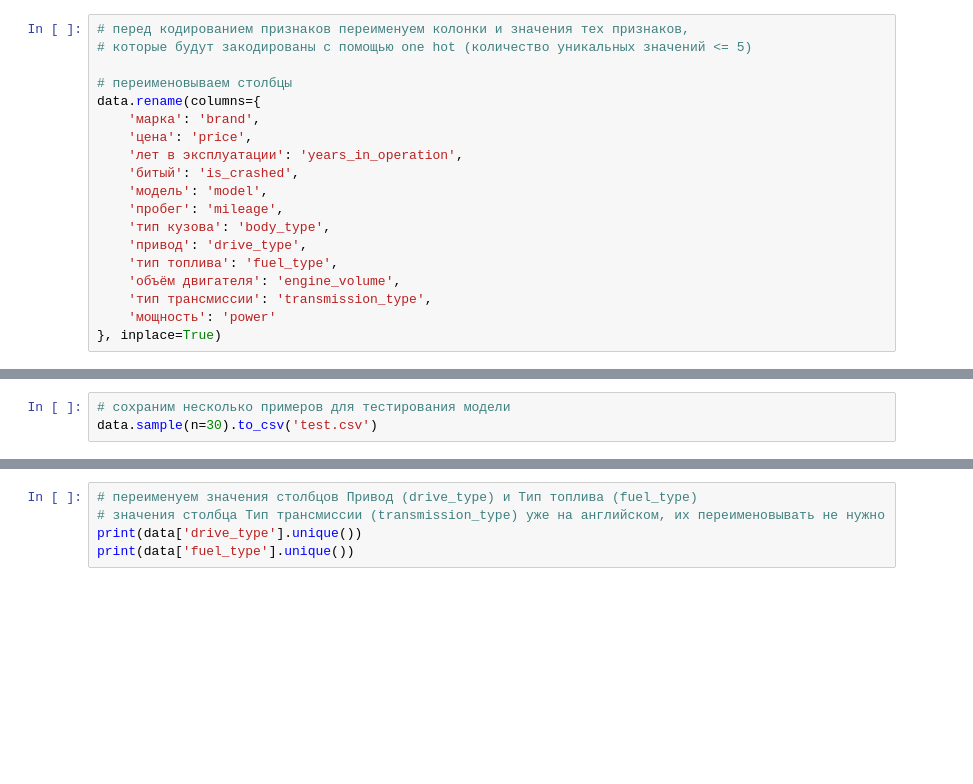
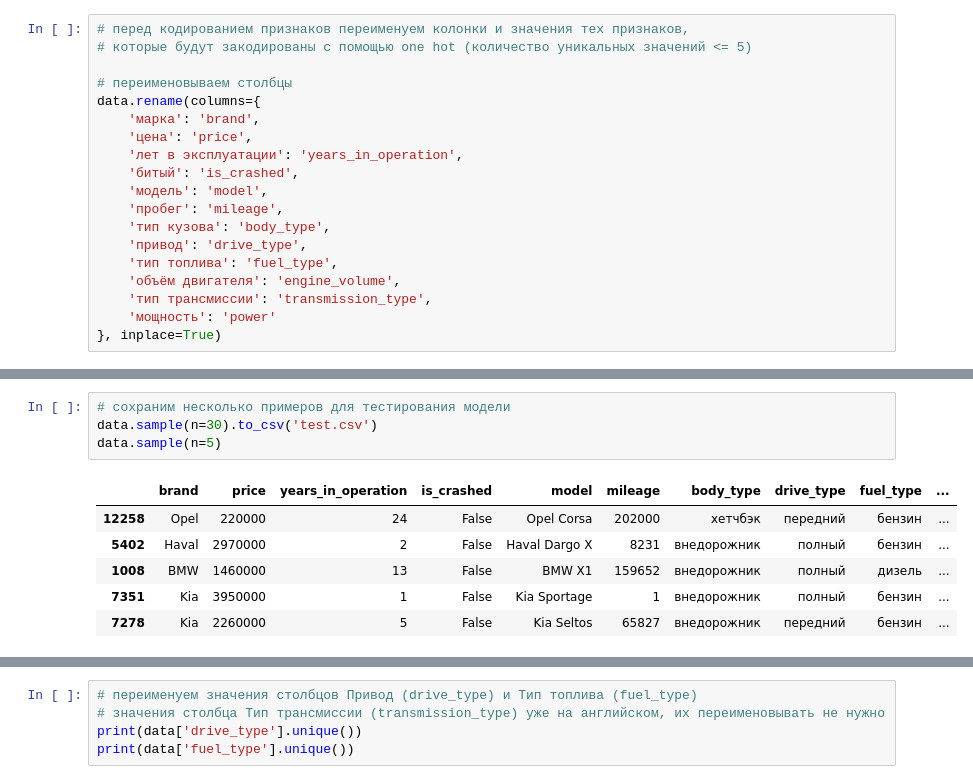
Before and after one commit to CallBan/ssau, a Jupyter notebook: 4 курс/2 семестр/ВКР/car_price/backend/notebooks/car_price_prediction.ipynb, the cells around one changed output, grey strips where cells are left out. Cells and saved outputs as stored; diff of their text form; blank space fills up the shorter version.

```diff
--- a/4 курс/2 семестр/ВКР/car_price/backend/notebooks/car_price_prediction.ipynb
+++ b/4 курс/2 семестр/ВКР/car_price/backend/notebooks/car_price_prediction.ipynb
@@ -261,3 +261,11 @@ data.sample(n=5)
 # %%
 # сохраним несколько примеров для тестирования модели
 data.sample(n=30).to_csv('test.csv')
+data.sample(n=5)
+# %% [output]
+|  | brand | price | years_in_operation | is_crashed | model | mileage | body_type | drive_type | fuel_type | ... |
+| 12258 | Opel | 220000 | 24 | False | Opel Corsa | 202000 | хетчбэк | передний | бензин | ... |
+| 5402 | Haval | 2970000 | 2 | False | Haval Dargo X | 8231 | внедорожник | полный | бензин | ... |
+| 1008 | BMW | 1460000 | 13 | False | BMW X1 | 159652 | внедорожник | полный | дизель | ... |
+| 7351 | Kia | 3950000 | 1 | False | Kia Sportage | 1 | внедорожник | полный | бензин | ... |
+| 7278 | Kia | 2260000 | 5 | False | Kia Seltos | 65827 | внедорожник | передний | бензин | ... |
```
Also changed, not shown: parts of 9 cells of this notebook, 2 other files.
